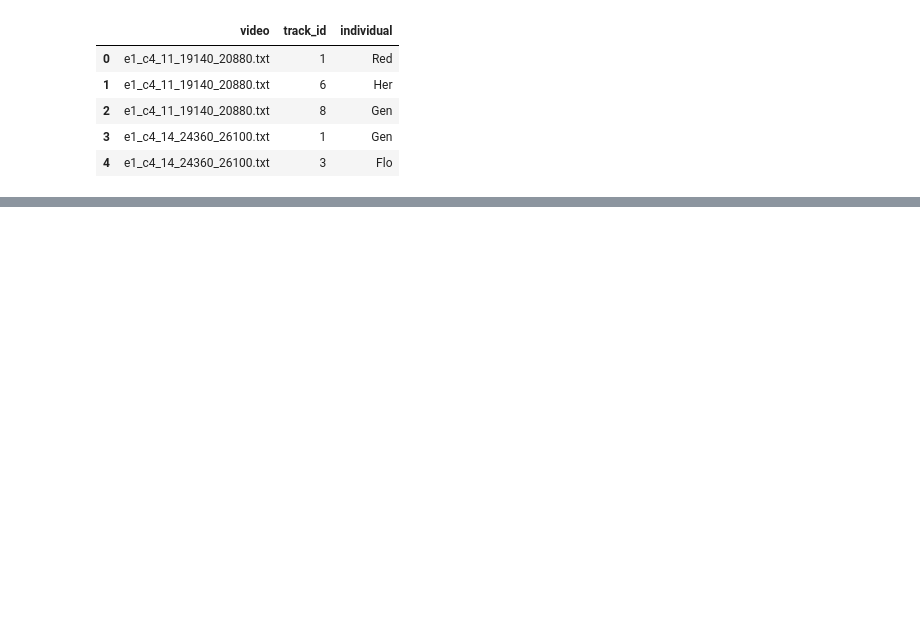
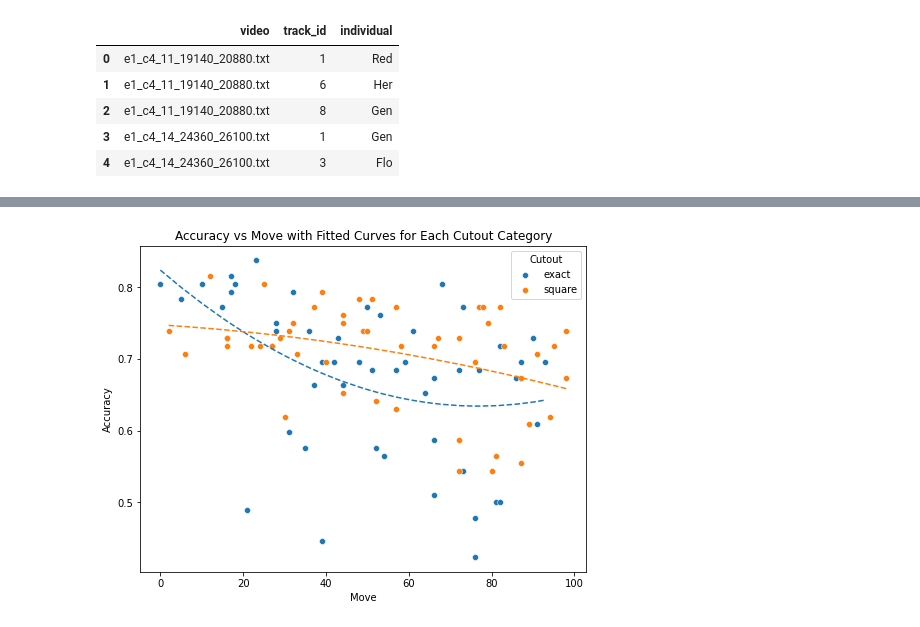
Before and after one commit to ecker-lab/PriMAT-tracking, a Jupyter notebook: notebooks/evaluate_lemur_id_on_videos.ipynb, the cells around one changed output, grey strips where cells are left out. Cells and saved outputs as stored; diff of their text form; code cells hidden in the pictures; blank space fills up the shorter version.

```diff
--- a/notebooks/evaluate_lemur_id_on_videos.ipynb
+++ b/notebooks/evaluate_lemur_id_on_videos.ipynb
@@ -142,0 +341,21 @@ Accuracy 0.6304347826086957
+# %%
+plt.figure(figsize=(8, 6))
+#sns.scatterplot(x='move', y='accuracy', hue='cutout', data=df_out, palette='Set2')
+
+
+for group, data_group in df_out.groupby('cutout'):
+    sns.scatterplot(x='move', y='accuracy', data=data_group, label=group)
+    x = data_group['move']
+    y = data_group['accuracy']
+    coefficients = np.polyfit(x, y, 2)
+    fitted_curve = np.poly1d(coefficients)
+    plt.plot(sorted(x), fitted_curve(sorted(x)), linestyle='--')
+
+plt.title('Accuracy vs Move with Fitted Curves for Each Cutout Category')
+plt.xlabel('Move')
+plt.ylabel('Accuracy')
+plt.legend(title='Cutout')
+
+plt.show()
+# %% [output]
+[figure, added]
```
Also changed, not shown: parts of 16 cells of this notebook, 37 other files.
